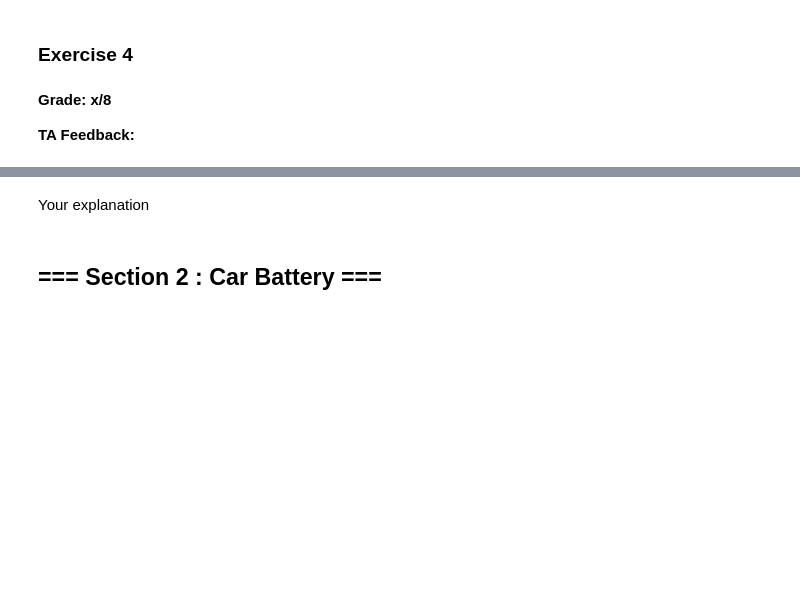
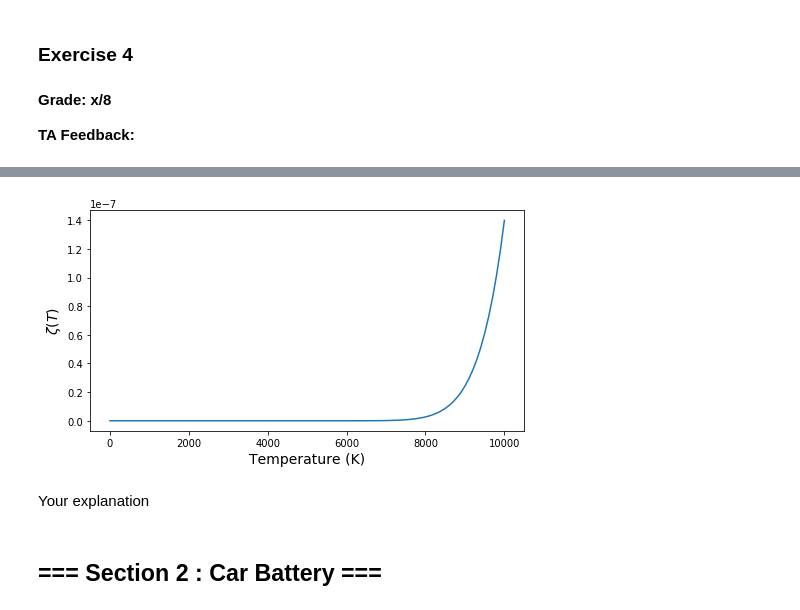
Before and after one commit to tmtenbrink/statfys, a Jupyter notebook: sf2.ipynb, the cells around one changed output, grey strips where cells are left out. Drawn from its saved outputs; the diff is of its cells as text; code cells hidden in the pictures; blank space fills up the shorter version.

```diff
--- a/sf2.ipynb
+++ b/sf2.ipynb
@@ -161,3 +215,20 @@ Your explanation
+# %%
+import numpy as np
+import matplotlib.pyplot as plt
+
+# constants
+I = 13.6 # eV
+k_B = 8.617e-5 #eV K^-1
+
+zeta_2 = 1 / (1 + np.exp(I / (k_B * T)))
+
+plt, ax = plt.subplots(figsize=(7,4))
+ax.plot(T, zeta_2)
+ax.set_xlabel('Temperature (K)', fontsize=14)
+ax.set_ylabel('$\zeta(T)$', fontsize=14) #No units
+plt.tight_layout()
+# %% [output]
+[figure, added]
 # %% [markdown]
 Your explanation
 # %% [markdown]
```
Also changed, not shown: parts of 12 cells of this notebook.
